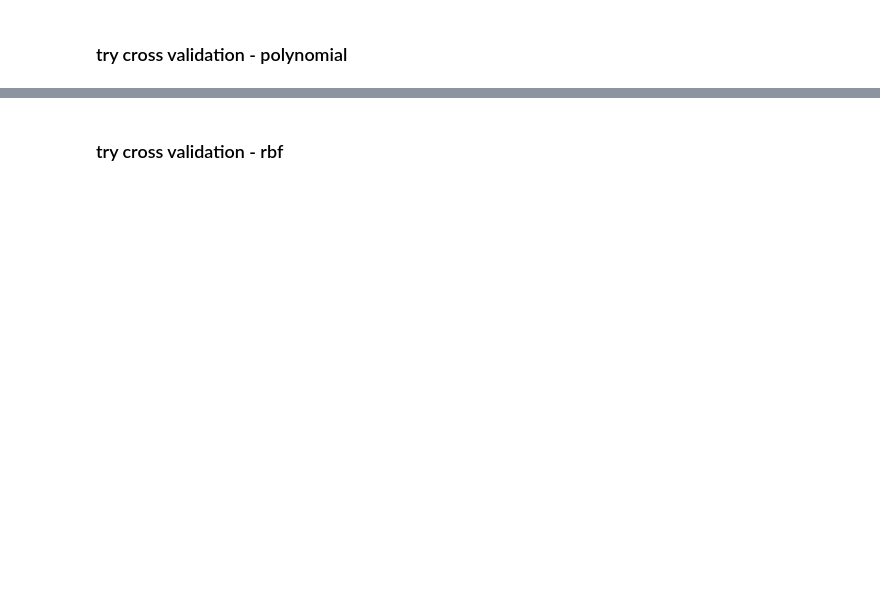
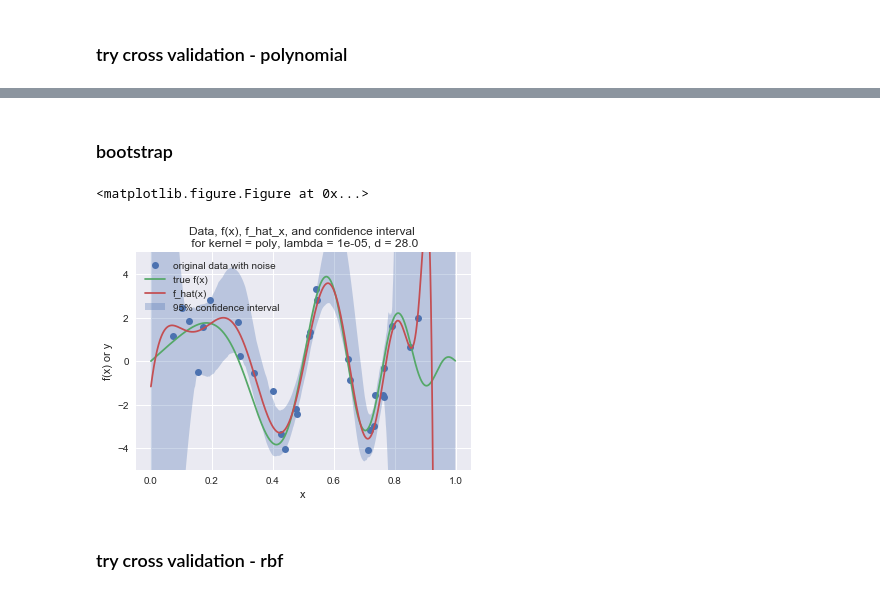
Before and after one commit to davidjuliancaldwell/machine-learning-class, a Jupyter notebook: hw3/prob2_kernelregression_notebook.ipynb, the cells around one changed output, grey strips where cells are left out. Cells and saved outputs as stored; diff of their text form; code cells hidden in the pictures; blank space fills up the shorter version.

```diff
--- a/hw3/prob2_kernelregression_notebook.ipynb
+++ b/hw3/prob2_kernelregression_notebook.ipynb
@@ -331,3 +432,17 @@ lambda = 100.0,d=49.0
+# %% [markdown]
+### bootstrap
+# %%
+num_sets = 300
+num_pulls = 30
+bootstrapped_examples_poly = bootstrap_poly(best_d,best_lambda,x,y,x_cont,num_sets,num_pulls)
+
+lower_poly,upper_poly = np.percentile(bootstrapped_examples_poly,[2.5,97.5],axis=0)
+
+kernel = 'poly'
+plot_function_poly_boot(x,y,x_cont,f_x,f_hat,kernel,best_lambda,best_d,lower_poly,upper_poly)
+# %% [output]
+<matplotlib.figure.Figure at 0x...>
+[figure, added]
 # %% [markdown]
 ### try cross validation - rbf
 # %%
```
Also changed, not shown: parts of 10 cells of this notebook, 7 other files.
